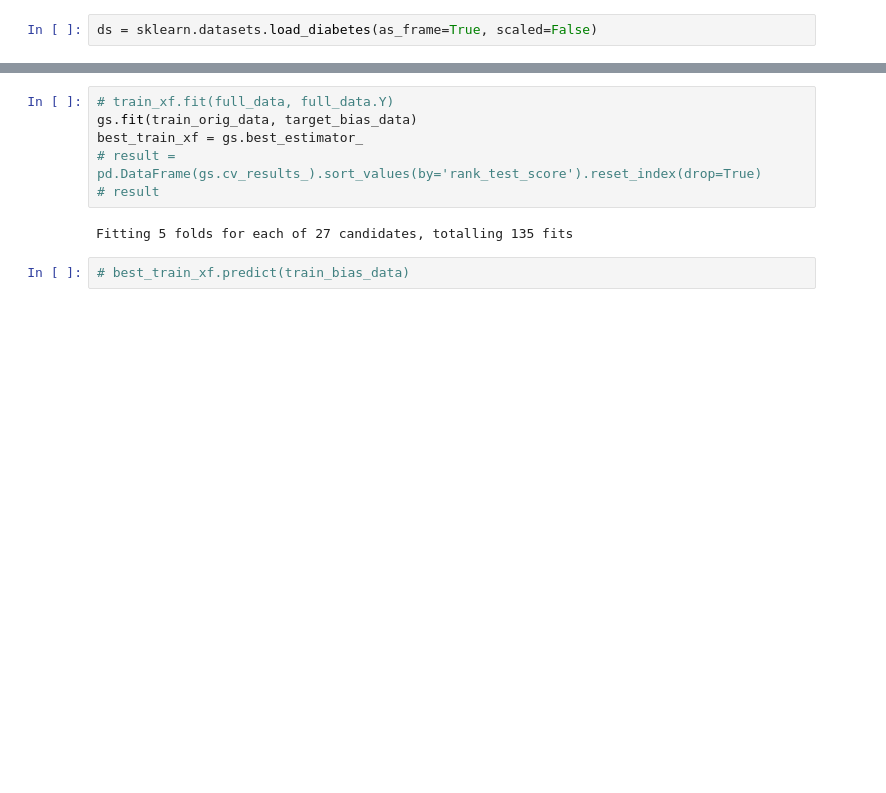
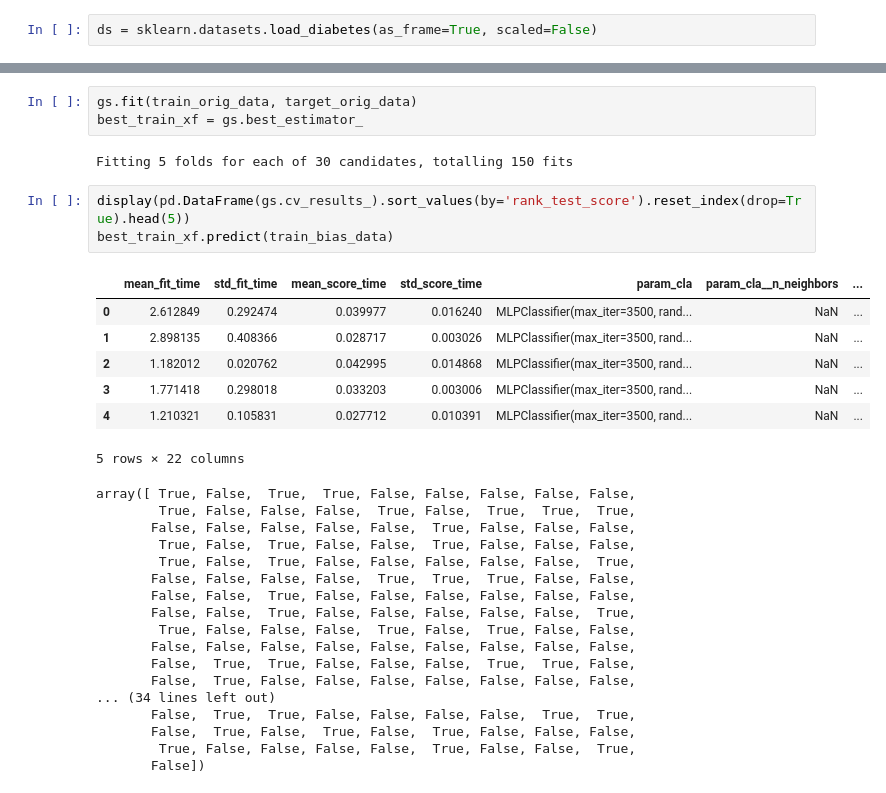
Before and after one commit to PIWEEK/ethicai, a Jupyter notebook: diabetes/Try3.ipynb, the cells around one changed output, grey strips where cells are left out. Saved outputs shown, nothing was run; the diff lists cells and outputs as text; blank space fills up the shorter version.

```diff
--- a/diabetes/Try3.ipynb
+++ b/diabetes/Try3.ipynb
@@ -128,15 +147,38 @@ gs = GridSearchCV(
     n_jobs=-2   # -1 uses all CPU cores; you can give a number > 0 to use that number of cores
 )
 # %%
-# train_xf.fit(full_data, full_data.Y)
-gs.fit(train_orig_data, target_bias_data)
+gs.fit(train_orig_data, target_orig_data)
 best_train_xf = gs.best_estimator_
-# result = pd.DataFrame(gs.cv_results_).sort_values(by='rank_test_score').reset_index(drop=True)
-# result
 # %% [output]
-Fitting 5 folds for each of 27 candidates, totalling 135 fits
+Fitting 5 folds for each of 30 candidates, totalling 150 fits
 # %%
-# best_train_xf.predict(train_bias_data)
+display(pd.DataFrame(gs.cv_results_).sort_values(by='rank_test_score').reset_index(drop=True).head(5))
+best_train_xf.predict(train_bias_data)
+# %% [output]
+|  | mean_fit_time | std_fit_time | mean_score_time | std_score_time | param_cla | param_cla__n_neighbors | ... |
+| 0 | 2.612849 | 0.292474 | 0.039977 | 0.016240 | MLPClassifier(max_iter=3500, rand... | NaN | ... |
+| 1 | 2.898135 | 0.408366 | 0.028717 | 0.003026 | MLPClassifier(max_iter=3500, rand... | NaN | ... |
+| 2 | 1.182012 | 0.020762 | 0.042995 | 0.014868 | MLPClassifier(max_iter=3500, rand... | NaN | ... |
+| 3 | 1.771418 | 0.298018 | 0.033203 | 0.003006 | MLPClassifier(max_iter=3500, rand... | NaN | ... |
+| 4 | 1.210321 | 0.105831 | 0.027712 | 0.010391 | MLPClassifier(max_iter=3500, rand... | NaN | ... |
+5 rows × 22 columns
+array([ True, False,  True,  True, False, False, False, False, False,
+        True, False, False, False,  True, False,  True,  True,  True,
+       False, False, False, False, False,  True, False, False, False,
+        True, False,  True, False, False,  True, False, False, False,
+        True, False,  True, False, False, False, False, False,  True,
+       False, False, False, False,  True,  True,  True, False, False,
+       False, False,  True, False, False, False, False, False, False,
+       False, False,  True, False, False, False, False, False,  True,
+        True, False, False, False,  True, False,  True, False, False,
+       False, False, False, False, False, False, False, False, False,
+       False,  True,  True, False, False, False,  True,  True, False,
+       False,  True, False, False, False, False, False, False, False,
+... (34 lines left out)
+       False,  True,  True, False, False, False, False,  True,  True,
+       False,  True, False,  True, False,  True, False, False, False,
+        True, False, False, False, False,  True, False, False,  True,
+       False])
 # %%
 credo_model = ClassificationModel(name="diabetes-classifier",
                                   model_like=best_train_xf)
```
Also changed, not shown: parts of 7 cells of this notebook.
